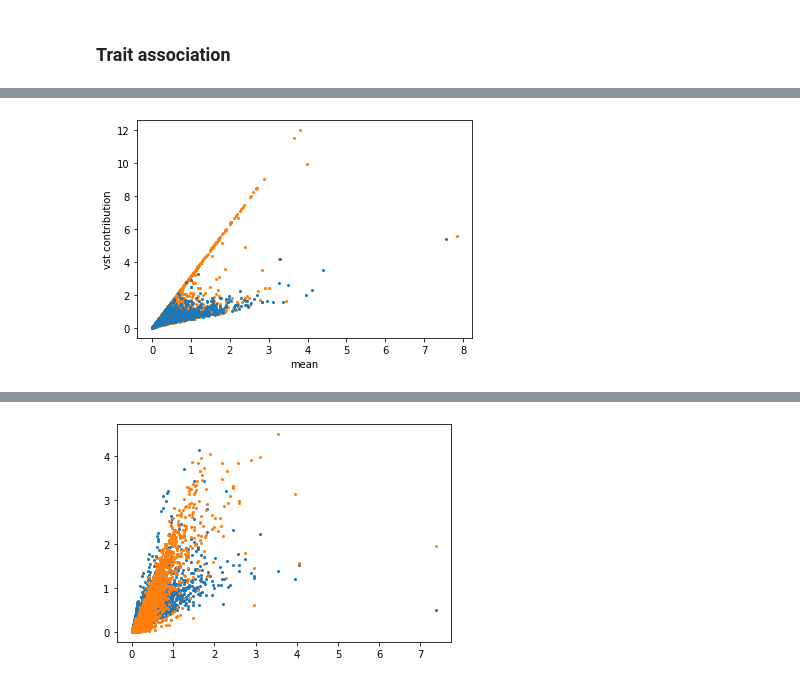
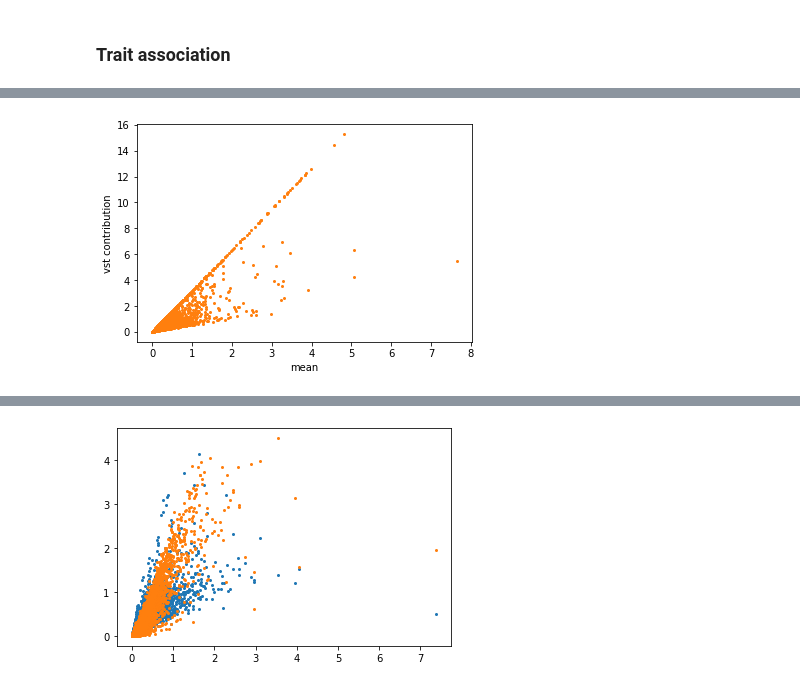
Before and after one commit to martinjzhang/scDRS, a Jupyter notebook: experiments/job.fdr_benckmark/mz_dev_111620.ipynb, the cells around one changed output, grey strips where cells are left out. Cells and saved outputs as stored; diff of their text form; code cells hidden in the pictures.

```diff
--- a/experiments/job.fdr_benckmark/mz_dev_111620.ipynb
+++ b/experiments/job.fdr_benckmark/mz_dev_111620.ipynb
@@ -116,6 +114,7 @@ md.compute_stats(data_facs_ct)
 # Trait list
 TRAIT_LIST = ['PASS_ADHD_Demontis2018', 'PASS_FastingGlucose_Manning', 'PASS_IBD_deLange2017']
 TRAIT_LIST = ['PASS_FastingGlucose_Manning']
+TRAIT_LIST = ['PASS_LDL', 'PASS_Alzheimers_Jansen2019']
 
 # Tissue and tissue-cell type list
 TISSUE_LIST = list(set(data_facs_ct.obs['tissue']))
@@ -137,8 +136,9 @@ for trait in TRAIT_LIST:
     dic_gs[trait] = list(temp_df.index[ind_select])
 
 # Random genesets
-for i_gs in range(5):
-    dic_gs['random%d'%i_gs] = list(np.random.choice(data_facs_ct.var_names, size=500, replace=True))
+np.random.seed(0)
+for i_gs in range(4):
+    dic_gs['random%d'%i_gs] = list(np.random.choice(data_facs_ct.var_names, size=500, replace=False))
 
 for trait in dic_gs.keys():
     print('# %s n_gene=%d'%(trait, len(dic_gs[trait])))
@@ -160,7 +160,7 @@ for trait in dic_gs.keys():
 
     # mean, n_genes
     md.score_cell(data_facs_ct, gene_list, suffix='',
-                  ctrl_opt='mean_match', trs_opt='mean', bc_opt='empi',
+                  ctrl_opt='mean_match', trs_opt='vst', bc_opt='empi',
                   n_ctrl=10, n_genebin=200, cov_list=['mean', 'n_genes'],
                   return_list=['trs', 'trs_ez'], verbose=False)
 
@@ -253,22 +236,0 @@ plt.show()
-# %%
-tissue = 'BAT'
-trait = 'random0'
-adata_small = dic_data_facs[tissue].copy()
-
-df_plot = pd.DataFrame(index=adata_small.obs.index)
-df_plot['UMAP1'] = adata_small.obsm['X_umap'][:,0]
-df_plot['UMAP2'] = adata_small.obsm['X_umap'][:,1]
-
-temp_df = data_facs_ct.obs[['tissue', 'cell_ontology_class']].copy()
-temp_df['trs_ez'] = (dic_trs['%s;trs_ez'%(trait)]>2.5) & (temp_df['cell_ontology_class']=='myeloid cell')
-df_plot['trs_ez'] = temp_df.loc[df_plot.index, 'trs_ez']
-
-plt.figure(figsize=[6,6])
-max_ = np.quantile(np.absolute(df_plot['trs_ez'].values), 0.99)
-sns.scatterplot(data=df_plot, x='UMAP1', y='UMAP2', hue='trs_ez', s=16)
-plt.xlabel('UMAP1')
-plt.ylabel('UMAP2')
-plt.title('%s\n%s'%(analyte, trait))
-
-plt.tight_layout()
-plt.show()
@@ -293,11 +253,11 @@ adata_small_ref.var['vst_w'] = 1 / np.sqrt(data_facs_ct.var['var_tech'].values.c
 # %%
 plt.figure()
 plt.scatter(adata_small.var['mean'], adata_small.var['vst_w']*adata_small.var['mean'],
             s=4, alpha=1, color='C1')
-plt.scatter(adata_small_ref.var['mean'], adata_small_ref.var['vst_w']*adata_small_ref.var['mean'],
-            s=4, alpha=1, color='C0')
+# plt.scatter(adata_small_ref.var['mean'], adata_small_ref.var['vst_w']*adata_small_ref.var['mean'],
+#             s=4, alpha=1, color='C0')
 plt.xlabel('mean')
 plt.ylabel('vst contribution')
 plt.show()
 # %% [output]
-[figure, old version]
+[figure, new version]
```
Also changed, not shown: parts of 14 cells of this notebook, 4 other files.
